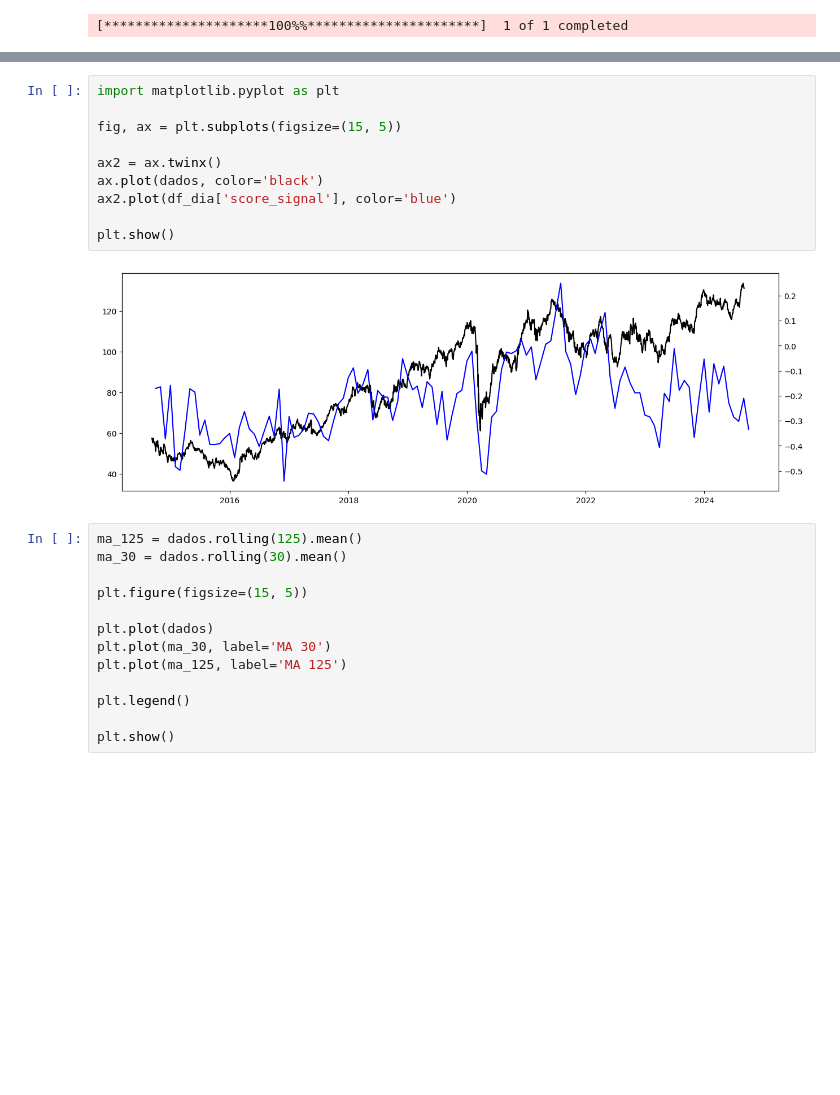
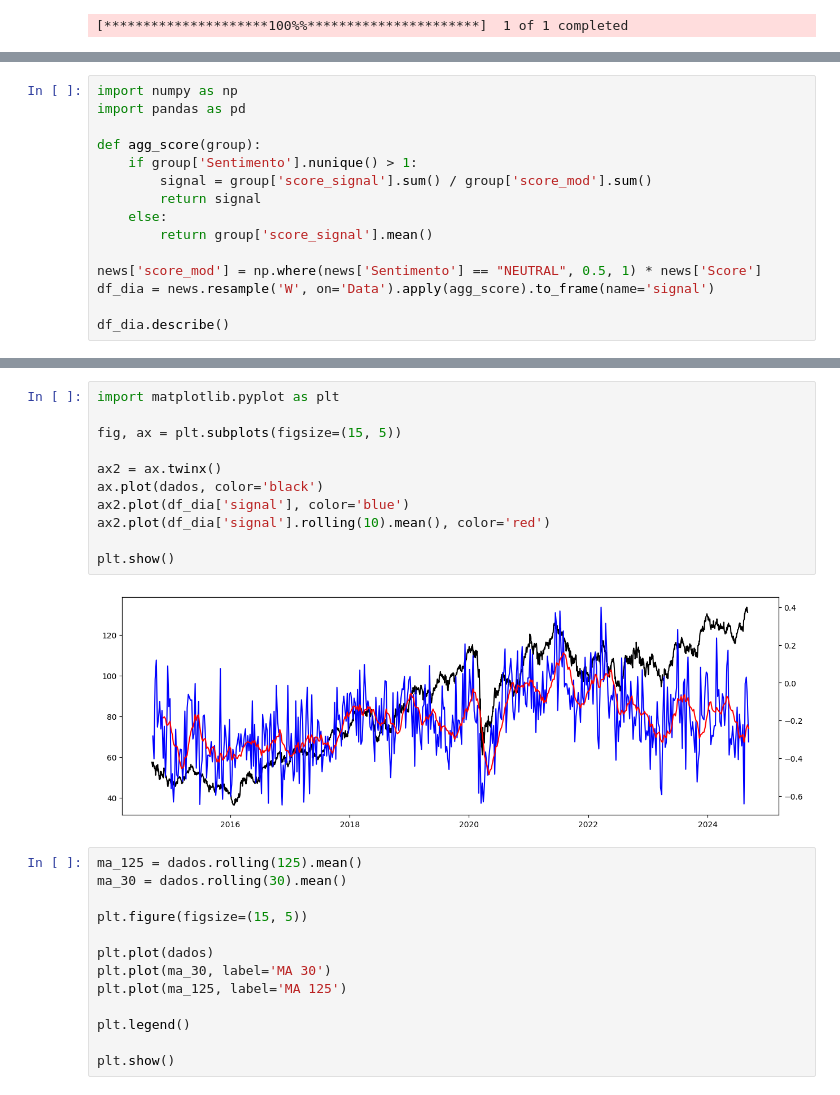
Before and after one commit to fea-dev-usp/quantamental-Dev_Wizards, a Jupyter notebook: quant/sentiment/finbert.ipynb, the cells around one changed output, grey strips where cells are left out. Drawn from its saved outputs; the diff is of its cells as text; blank space fills up the shorter version.

Commit message:
calculo do sentimento modificado

```diff
--- a/quant/sentiment/finbert.ipynb
+++ b/quant/sentiment/finbert.ipynb
@@ -130,0 +102,15 @@ df_dia.describe()
+# %%
+import numpy as np
+import pandas as pd
+
+def agg_score(group):
+    if group['Sentimento'].nunique() > 1:
+        signal = group['score_signal'].sum() / group['score_mod'].sum()
+        return signal
+    else:
+        return group['score_signal'].mean()
+
+news['score_mod'] = np.where(news['Sentimento'] == "NEUTRAL", 0.5, 1) * news['Score']
+df_dia = news.resample('W', on='Data').apply(agg_score).to_frame(name='signal')
+
+df_dia.describe()
@@ -131,15 +127,16 @@ df_dia.describe()
 # %%
 import matplotlib.pyplot as plt
 
 fig, ax = plt.subplots(figsize=(15, 5))
 
 ax2 = ax.twinx()
 ax.plot(dados, color='black')
-ax2.plot(df_dia['score_signal'], color='blue')
+ax2.plot(df_dia['signal'], color='blue')
+ax2.plot(df_dia['signal'].rolling(10).mean(), color='red')
 
 plt.show()
 # %% [output]
-[figure, old version]
+[figure, new version]
 # %%
 ma_125 = dados.rolling(125).mean()
 ma_30 = dados.rolling(30).mean()
```
Also changed, not shown: parts of 5 cells of this notebook.
